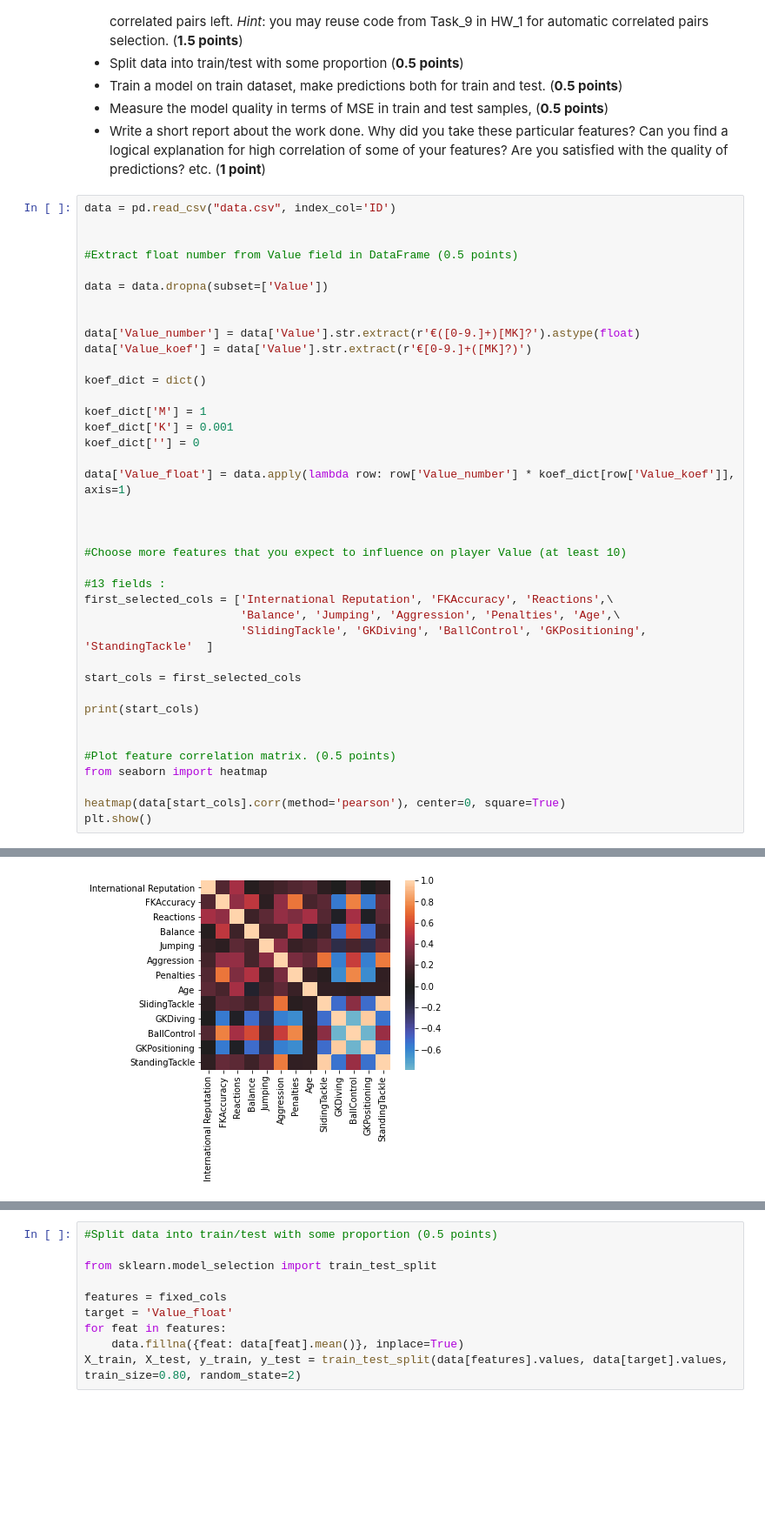
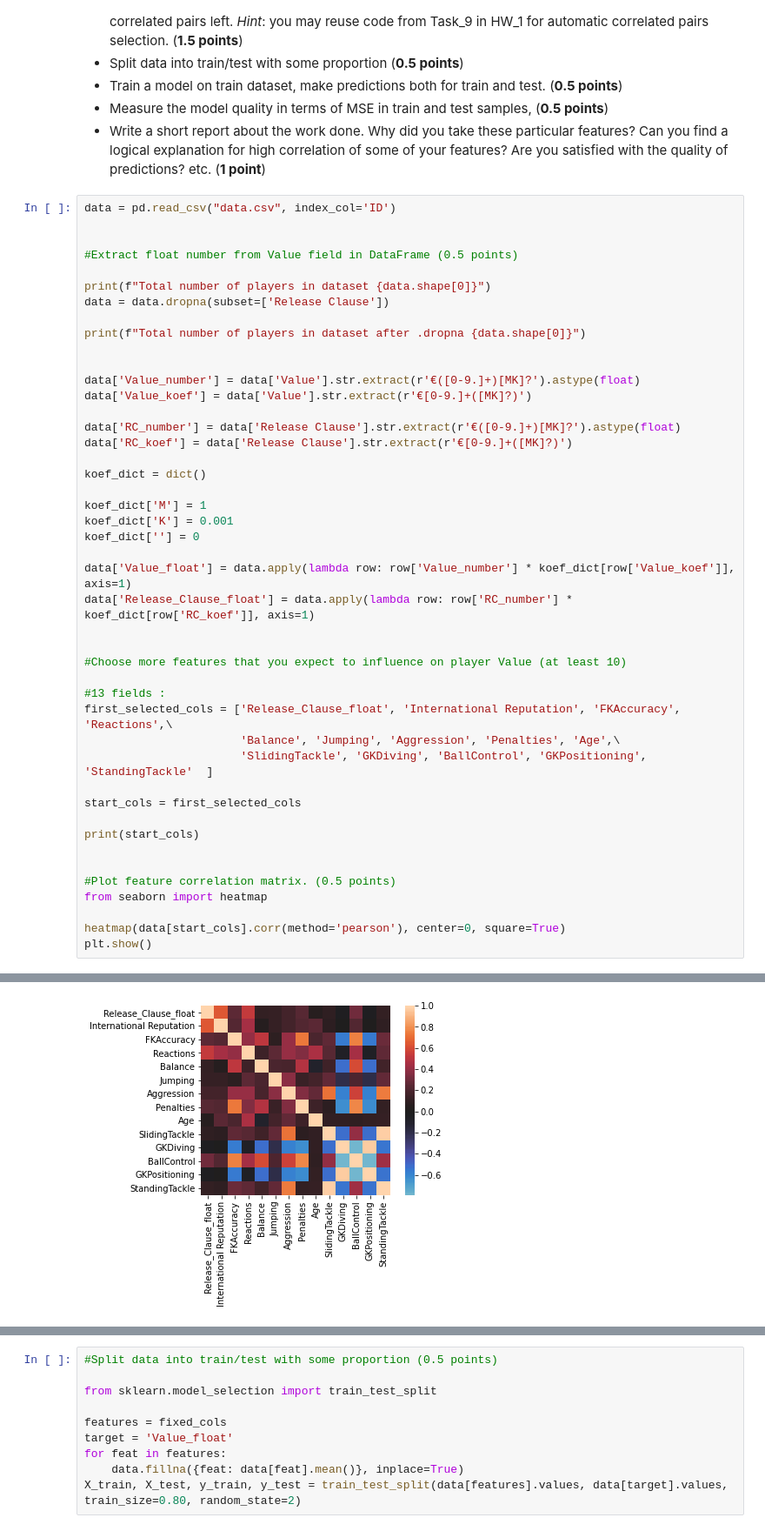
Before and after one commit to YakovGrischenko/rss-ml-intro, a Jupyter notebook: 2_linear_regression/seminar_and_homework.ipynb, the cells around one changed output, grey strips where cells are left out. Shown at 87% size. Saved outputs shown, nothing was run; the diff lists cells and outputs as text; blank space fills up the shorter version.

```diff
--- a/2_linear_regression/seminar_and_homework.ipynb
+++ b/2_linear_regression/seminar_and_homework.ipynb
@@ -472,11 +472,17 @@ data = pd.read_csv("data.csv", index_col='ID')
 
 #Extract float number from Value field in DataFrame (0.5 points)
 
-data = data.dropna(subset=['Value'])
+print(f"Total number of players in dataset {data.shape[0]}")
+data = data.dropna(subset=['Release Clause'])
+
+print(f"Total number of players in dataset after .dropna {data.shape[0]}")
 
 
 data['Value_number'] = data['Value'].str.extract(r'€([0-9.]+)[MK]?').astype(float)
 data['Value_koef'] = data['Value'].str.extract(r'€[0-9.]+([MK]?)')
+
+data['RC_number'] = data['Release Clause'].str.extract(r'€([0-9.]+)[MK]?').astype(float)
+data['RC_koef'] = data['Release Clause'].str.extract(r'€[0-9.]+([MK]?)')
 
 koef_dict = dict()
 
@@ -485,13 +491,13 @@ koef_dict['K'] = 0.001
 koef_dict[''] = 0
 
 data['Value_float'] = data.apply(lambda row: row['Value_number'] * koef_dict[row['Value_koef']], axis=1)
-
+data['Release_Clause_float'] = data.apply(lambda row: row['RC_number'] * koef_dict[row['RC_koef']], axis=1)
 
 
 #Сhoose more features that you expect to influence on player Value (at least 10)
 
 #13 fields :
-first_selected_cols = ['International Reputation', 'FKAccuracy', 'Reactions',\
+first_selected_cols = ['Release_Clause_float', 'International Reputation', 'FKAccuracy', 'Reactions',\
                        'Balance', 'Jumping', 'Aggression', 'Penalties', 'Age',\
                        'SlidingTackle', 'GKDiving', 'BallControl', 'GKPositioning', 'StandingTackle'  ]
 
@@ -510,4 +518,4 @@ plt.show()
-[figure, old version]
+[figure, new version]
 # %%
 
 #Drop features that are highly correlated with each other (abs(corr) > 0.9)
```
Also changed, not shown: parts of 8 cells of this notebook.
